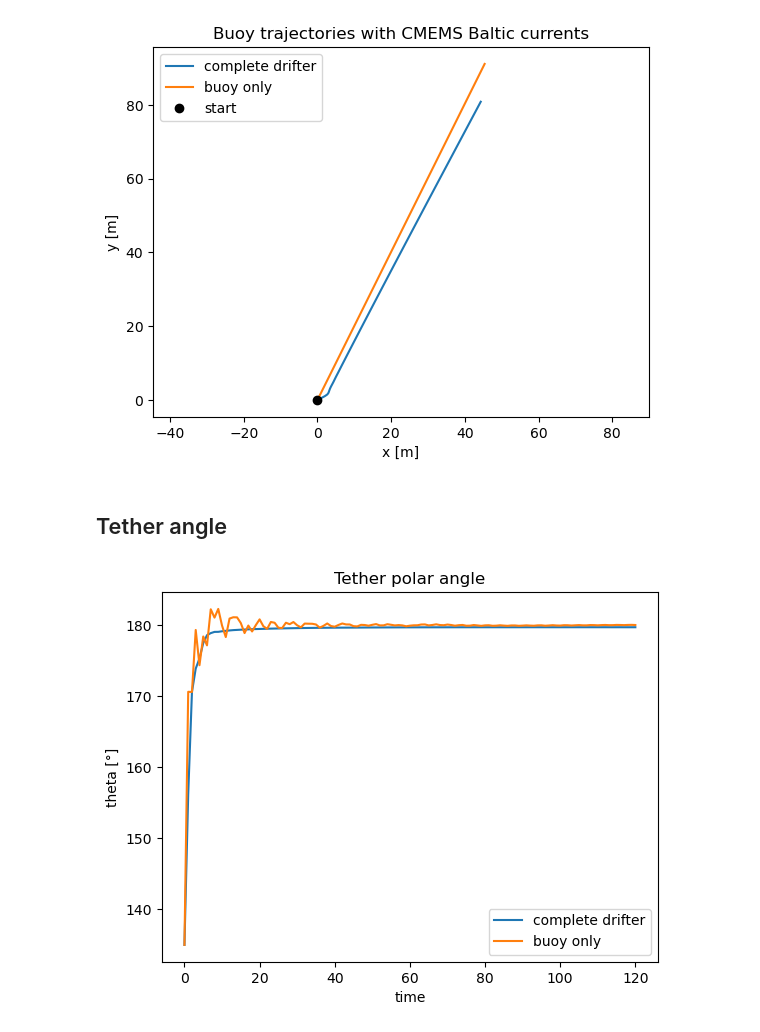
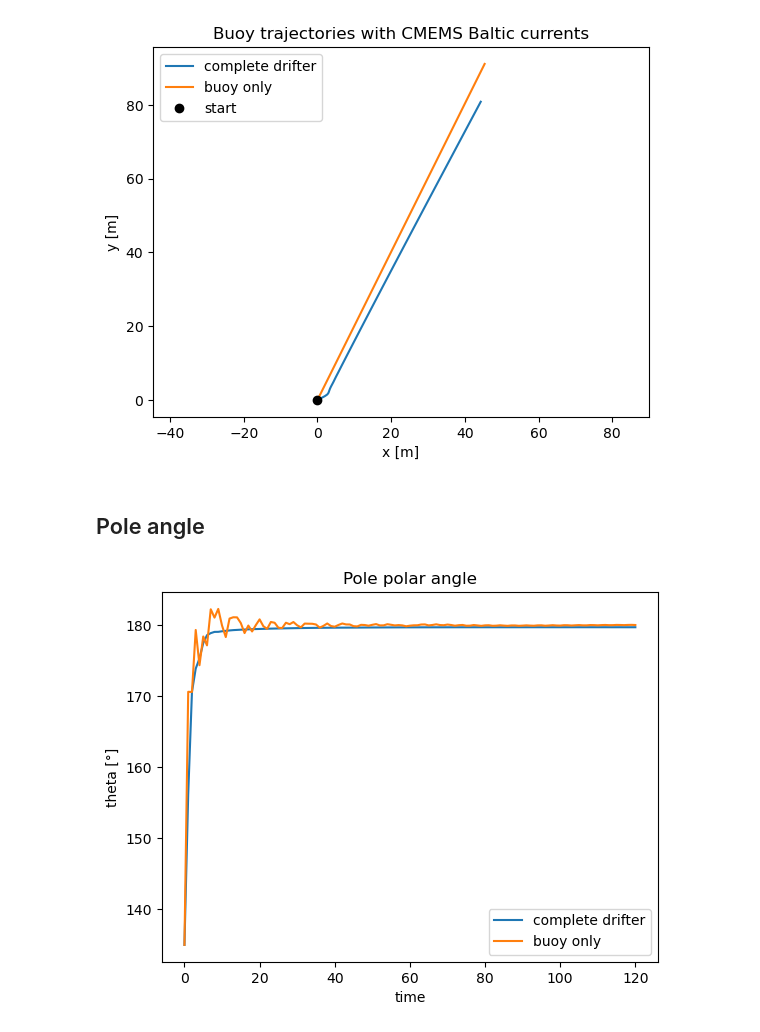
Before and after one commit to geomar-od-lagrange/mechanical_drifters, a Jupyter notebook: notebooks/03_test_with_cmems_data.ipynb, the cells around one changed output. Cells and saved outputs as stored; diff of their text form; code cells hidden in the pictures.

```diff
--- a/notebooks/03_test_with_cmems_data.ipynb
+++ b/notebooks/03_test_with_cmems_data.ipynb
@@ -152,13 +152,13 @@ plt.show()
 # %% [output]
 [figure]
 # %% [markdown]
-## Tether angle
+## Pole angle
 # %%
 (ds_complete.theta * 180 / np.pi).plot(label="complete drifter")
 (ds_buoy.theta * 180 / np.pi).plot(label="buoy only")
 plt.ylabel("theta [°]")
 plt.legend()
-plt.title("Tether polar angle")
+plt.title("Pole polar angle")
 plt.show()
 # %% [output]
-[figure, old version]
+[figure, new version]
```
Also changed, not shown: 4 other files.
